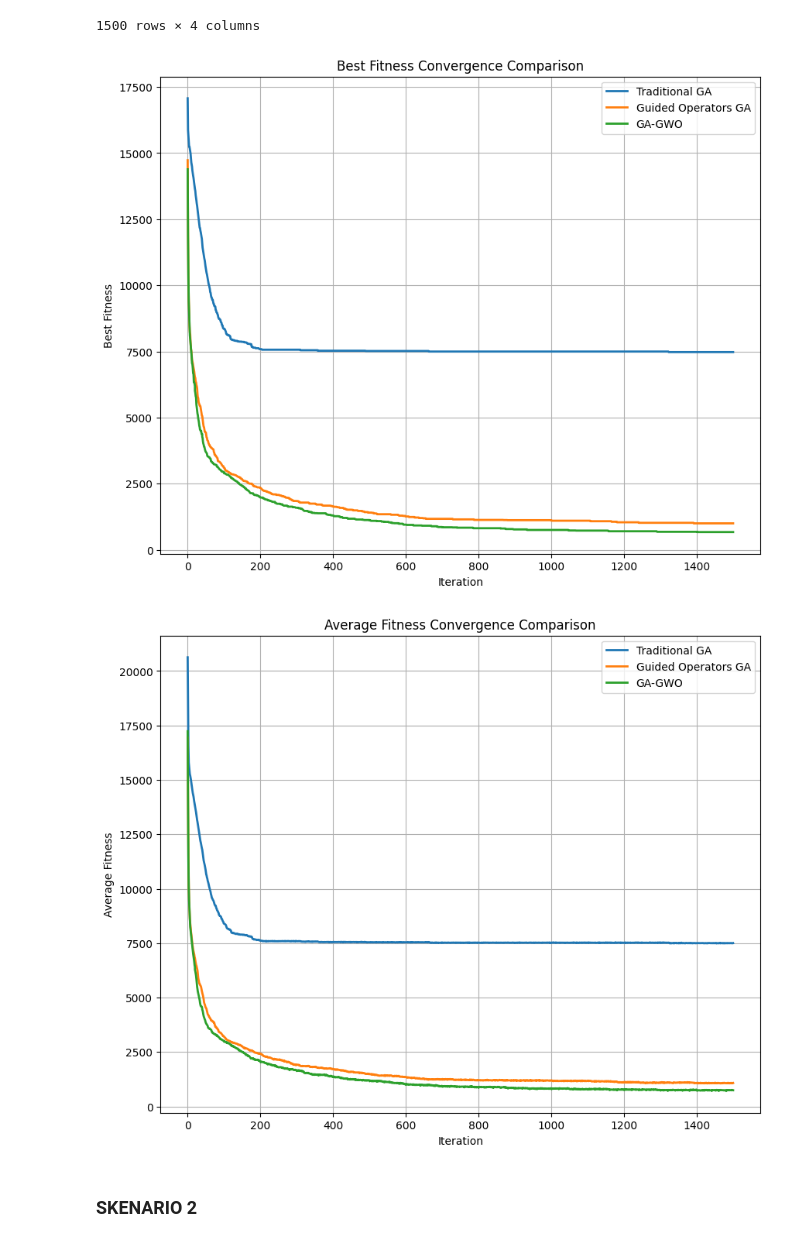
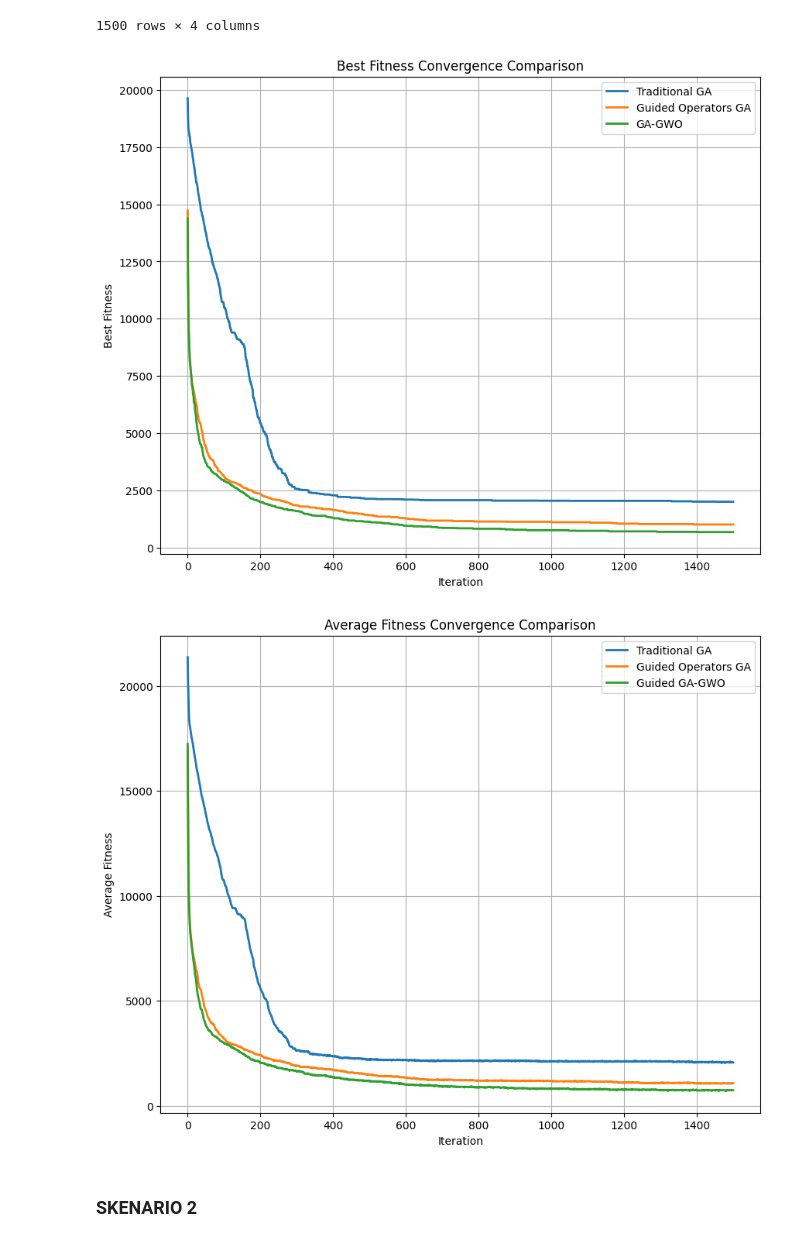
Before and after one commit to Codex2142/GA-GWO-Timetabling, a Jupyter notebook: code/VISUALIZATION.ipynb, the cells around one changed output. Drawn from its saved outputs; the diff is of its cells as text; code cells hidden in the pictures.

```diff
--- a/code/VISUALIZATION.ipynb
+++ b/code/VISUALIZATION.ipynb
@@ -7,7 +7,7 @@ import pandas as pd
 ### SKENARIO 1
 # %%
 guided_df = pd.read_csv("../hasil/record/GA-GUIDED.csv")
-traditional_df = pd.read_csv("../hasil/record/GA-NOHELPER.csv")
+traditional_df = pd.read_csv("../hasil/record/AVG-4.csv")
 gwo_ga_guided_df = pd.read_csv("../hasil/record/GA-GWO15-8.csv")
 # %%
 gwo_ga_guided_df
@@ -88,39 +88,39 @@ plt.grid(True)
 
 plt.show()
 # %% [output]
-[figure, old version]
+[figure, new version]
 # %%
 plt.figure(figsize=(10,8))
 plt.plot(
     traditional_df['iterasi'],
     traditional_df['avg'],
     label='Traditional GA',
     linewidth=2
 )
 
 plt.plot(
     guided_df['iterasi'],
     guided_df['avg'],
     label='Guided Operators GA',
     linewidth=2
 )
 
 plt.plot(
     gwo_ga_guided_df['iterasi'],
     gwo_ga_guided_df['avg'],
-    label='GA-GWO',
+    label='Guided GA-GWO',
     linewidth=2
 )
 
 plt.xlabel('Iteration')
 plt.ylabel('Average Fitness')
 plt.title('Average Fitness Convergence Comparison')
 plt.legend()
 plt.grid(True)
 
 plt.show()
 # %% [output]
-[figure, old version]
+[figure, new version]
 # %% [markdown]
 ### SKENARIO 2
 # %%
```
Also changed, not shown: parts of 1 cell of this notebook, 8 other files.
